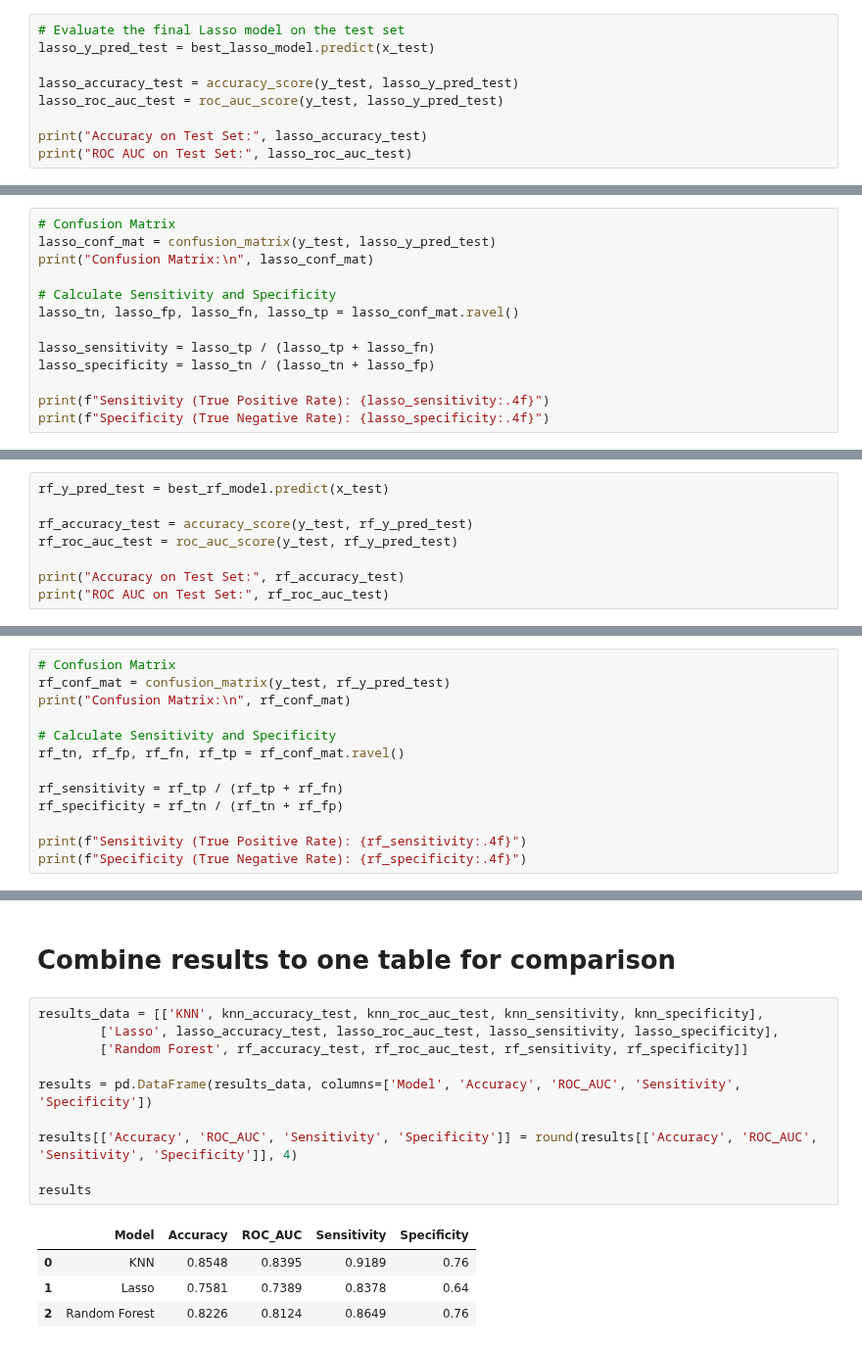
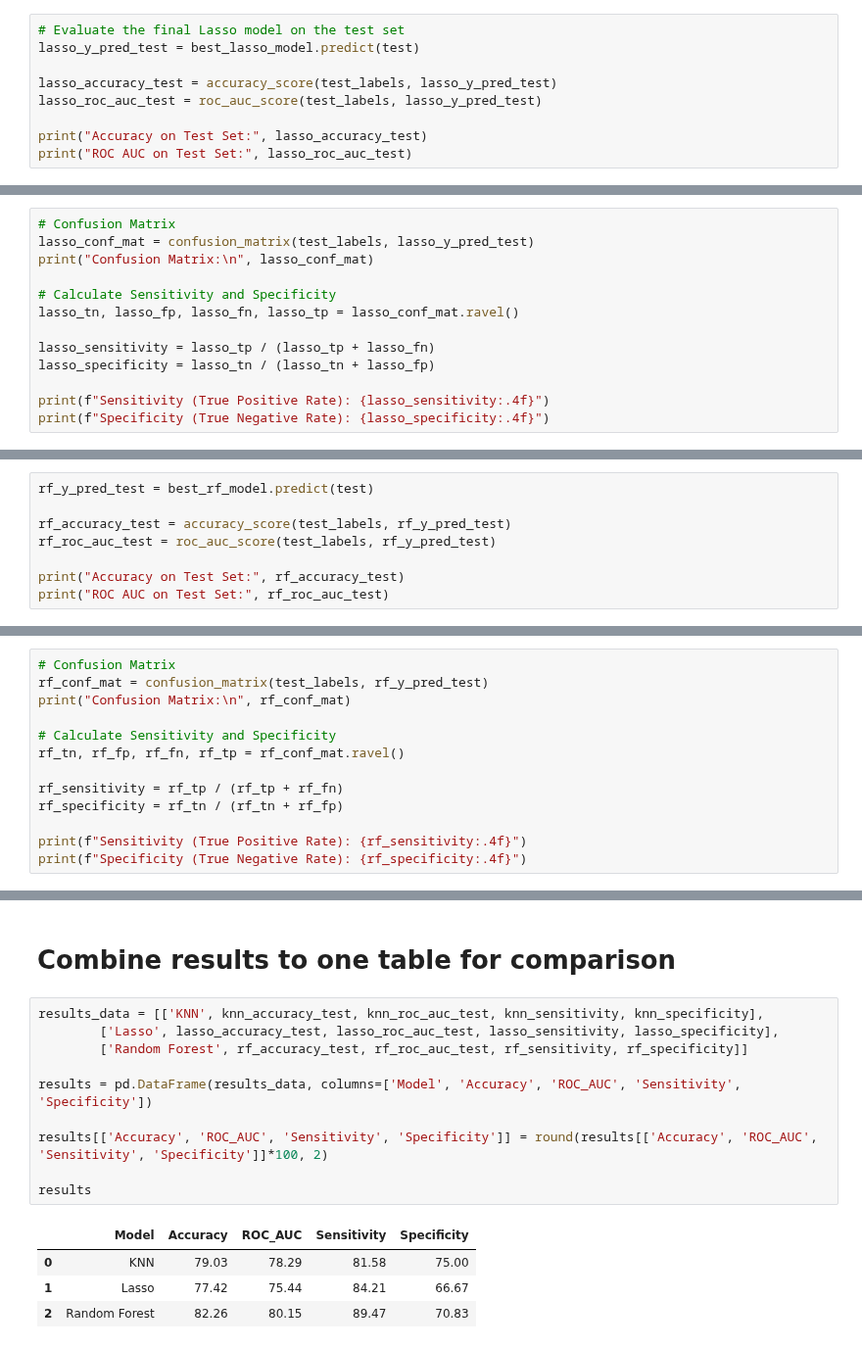
Before and after one commit to FelixRaph/Data-Science-Portfolio, a Jupyter notebook: BioMed_Case_ML_Model.ipynb, the cells around one changed output, grey strips where cells are left out. Shown at 98% size. Drawn from its saved outputs; the diff is of its cells as text.

```diff
--- a/BioMed_Case_ML_Model.ipynb
+++ b/BioMed_Case_ML_Model.ipynb
@@ -331,10 +330,10 @@ LogisticRegression(C=4.9770235643321135, penalty='l1', random_state=1234,
                    solver='liblinear')
 # %%
 # Evaluate the final Lasso model on the test set
-lasso_y_pred_test = best_lasso_model.predict(x_test)
+lasso_y_pred_test = best_lasso_model.predict(test)
 
-lasso_accuracy_test = accuracy_score(y_test, lasso_y_pred_test)
-lasso_roc_auc_test = roc_auc_score(y_test, lasso_y_pred_test)
+lasso_accuracy_test = accuracy_score(test_labels, lasso_y_pred_test)
+lasso_roc_auc_test = roc_auc_score(test_labels, lasso_y_pred_test)
 
 print("Accuracy on Test Set:", lasso_accuracy_test)
 print("ROC AUC on Test Set:", lasso_roc_auc_test)
@@ -344,6 +343,6 @@ ROC AUC on Test Set: 0.7389189189189189
 # %%
 # Confusion Matrix
-lasso_conf_mat = confusion_matrix(y_test, lasso_y_pred_test)
+lasso_conf_mat = confusion_matrix(test_labels, lasso_y_pred_test)
 print("Confusion Matrix:\n", lasso_conf_mat)
 
 # Calculate Sensitivity and Specificity
@@ -385,8 +384,8 @@ RandomForestClassifier(max_features=4)
 # %%
-rf_y_pred_test = best_rf_model.predict(x_test)
+rf_y_pred_test = best_rf_model.predict(test)
 
-rf_accuracy_test = accuracy_score(y_test, rf_y_pred_test)
-rf_roc_auc_test = roc_auc_score(y_test, rf_y_pred_test)
+rf_accuracy_test = accuracy_score(test_labels, rf_y_pred_test)
+rf_roc_auc_test = roc_auc_score(test_labels, rf_y_pred_test)
 
 print("Accuracy on Test Set:", rf_accuracy_test)
 print("ROC AUC on Test Set:", rf_roc_auc_test)
@@ -396,6 +395,6 @@ ROC AUC on Test Set: 0.8124324324324325
 # %%
 # Confusion Matrix
-rf_conf_mat = confusion_matrix(y_test, rf_y_pred_test)
+rf_conf_mat = confusion_matrix(test_labels, rf_y_pred_test)
 print("Confusion Matrix:\n", rf_conf_mat)
 
 # Calculate Sensitivity and Specificity
@@ -417,15 +416,15 @@ Specificity (True Negative Rate): 0.7600
 # %%
 results_data = [['KNN', knn_accuracy_test, knn_roc_auc_test, knn_sensitivity, knn_specificity],
         ['Lasso', lasso_accuracy_test, lasso_roc_auc_test, lasso_sensitivity, lasso_specificity],
         ['Random Forest', rf_accuracy_test, rf_roc_auc_test, rf_sensitivity, rf_specificity]]
 
 results = pd.DataFrame(results_data, columns=['Model', 'Accuracy', 'ROC_AUC', 'Sensitivity', 'Specificity'])
 
-results[['Accuracy', 'ROC_AUC', 'Sensitivity', 'Specificity']] = round(results[['Accuracy', 'ROC_AUC', 'Sensitivity', 'Specificity']], 4)
+results[['Accuracy', 'ROC_AUC', 'Sensitivity', 'Specificity']] = round(results[['Accuracy', 'ROC_AUC', 'Sensitivity', 'Specificity']]*100, 2)
 
 results
 # %% [output]
 |  | Model | Accuracy | ROC_AUC | Sensitivity | Specificity |
-| 0 | KNN | 0.8548 | 0.8395 | 0.9189 | 0.76 |
-| 1 | Lasso | 0.7581 | 0.7389 | 0.8378 | 0.64 |
-| 2 | Random Forest | 0.8226 | 0.8124 | 0.8649 | 0.76 |
+| 0 | KNN | 79.03 | 78.29 | 81.58 | 75.00 |
+| 1 | Lasso | 77.42 | 75.44 | 84.21 | 66.67 |
+| 2 | Random Forest | 82.26 | 80.15 | 89.47 | 70.83 |
```
Also changed, not shown: parts of 30 cells of this notebook.
